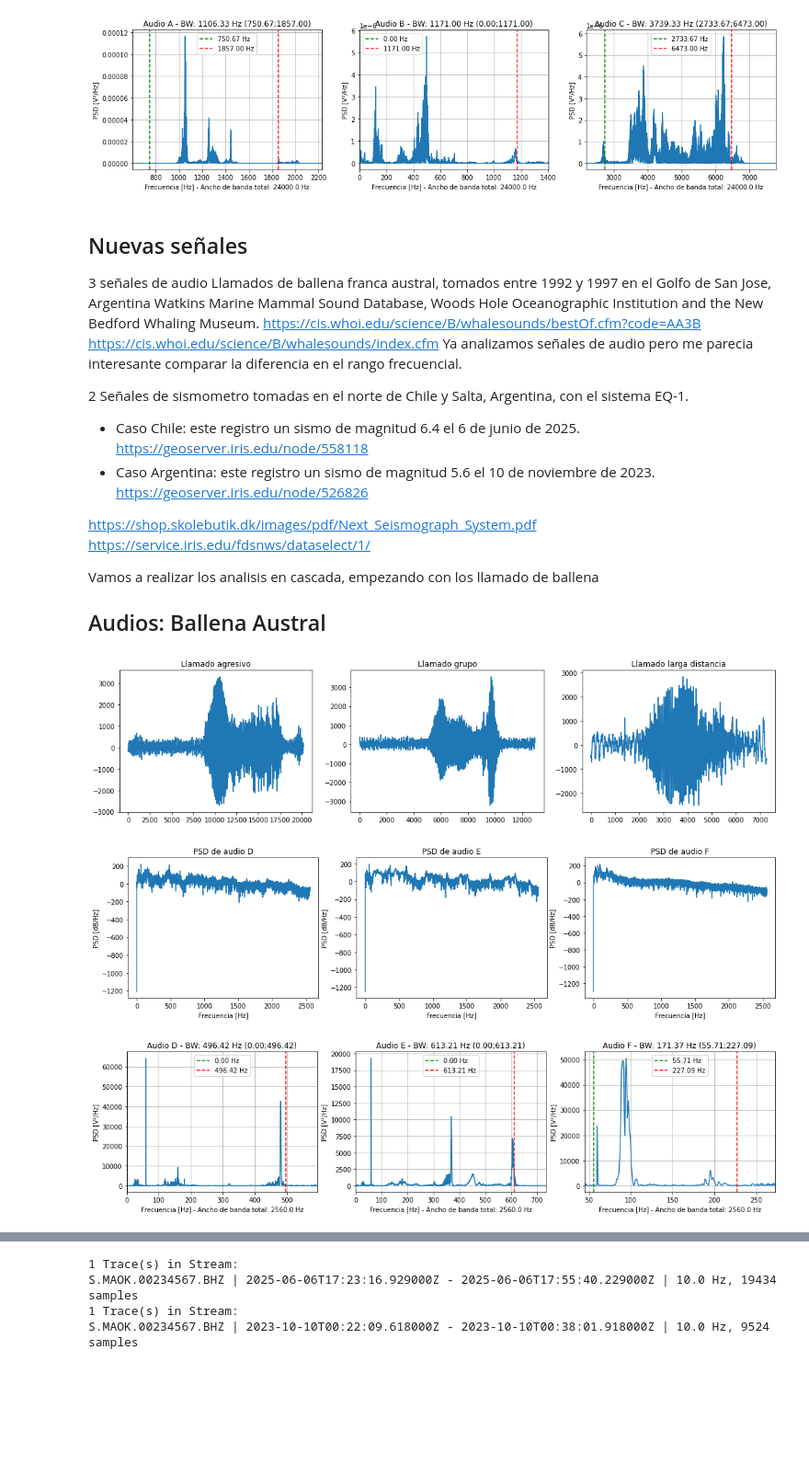
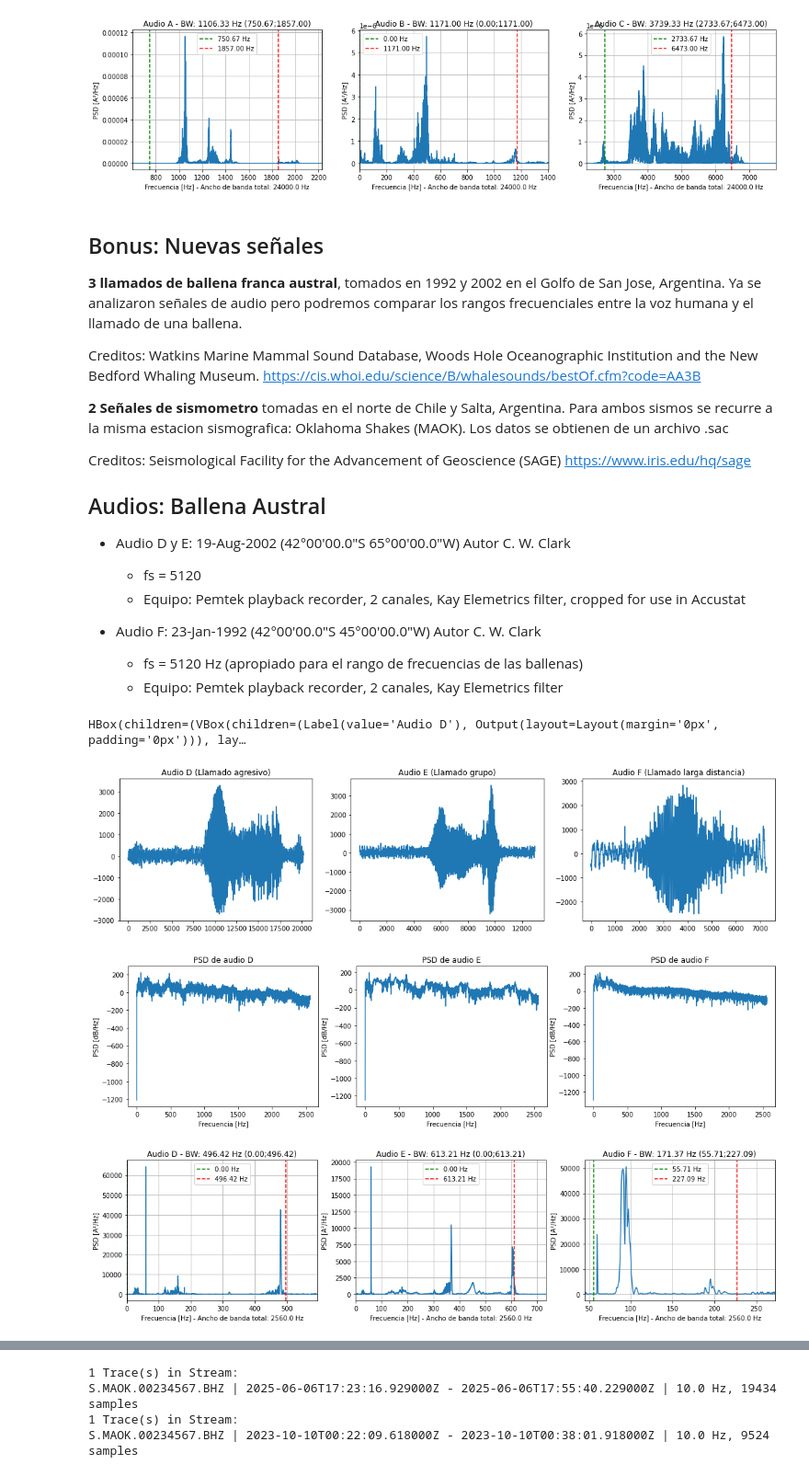
Before and after one commit to mnoe893/PDS_UTNBA_2025, a Jupyter notebook: TS7_estim_ancho_de_banda.ipynb, the cells around one changed output, grey strips where cells are left out. Shown at 92% size. Saved outputs shown, nothing was run; the diff lists cells and outputs as text; code cells hidden in the pictures; blank space fills up the shorter version.

Commit message:
Fin, entrega

```diff
--- a/TS7_estim_ancho_de_banda.ipynb
+++ b/TS7_estim_ancho_de_banda.ipynb
@@ -188,35 +203,34 @@ plt.show()
 # %% [output]
 [figure]
 # %% [markdown]
-## Nuevas señales
+## Bonus: Nuevas señales
 
-3 señales de audio
-Llamados de ballena franca austral, tomados entre 1992 y 1997 en el Golfo de San Jose, Argentina
-Watkins Marine Mammal Sound Database, Woods Hole Oceanographic Institution and the New Bedford Whaling Museum.
+__3 llamados de ballena franca austral__, tomados en 1992 y 2002 en el Golfo de San Jose, Argentina. Ya se analizaron señales de audio pero podremos comparar los rangos frecuenciales entre la voz humana y el llamado de una ballena.
+
+Creditos: Watkins Marine Mammal Sound Database, Woods Hole Oceanographic Institution and the New Bedford Whaling Museum.
 https://cis.whoi.edu/science/B/whalesounds/bestOf.cfm?code=AA3B
-https://cis.whoi.edu/science/B/whalesounds/index.cfm
-Ya analizamos señales de audio pero me parecia interesante comparar la diferencia en el rango frecuencial.
-
-2 Señales de sismometro tomadas en el norte de Chile y Salta, Argentina, con el sistema EQ-1.
-
-- Caso Chile: este registro un sismo de magnitud 6.4 el 6 de junio de 2025.
-https://geoserver.iris.edu/node/558118
-- Caso Argentina: este registro un sismo de magnitud 5.6 el 10 de noviembre de 2023.
-https://geoserver.iris.edu/node/526826
 
 
-https://shop.skolebutik.dk/images/pdf/Next_Seismograph_System.pdf
-https://service.iris.edu/fdsnws/dataselect/1/
+__2 Señales de sismometro__ tomadas en el norte de Chile y Salta, Argentina.
+Para ambos sismos se recurre a la misma estacion sismografica: Oklahoma Shakes (MAOK). Los datos se obtienen de un archivo .sac
 
-
-Vamos a realizar los analisis en cascada, empezando con los llamado de ballena
+Creditos: Seismological Facility for the Advancement of Geoscience (SAGE)
+https://www.iris.edu/hq/sage
 
 ## Audios: Ballena Austral
+
+- Audio D y E: 19-Aug-2002 (42°00'00.0"S 65°00'00.0"W) Autor C. W. Clark
+    - fs = 5120
+    - Equipo: Pemtek playback recorder, 2 canales, Kay Elemetrics filter, cropped for use in Accustat
+
+- Audio F: 23-Jan-1992 (42°00'00.0"S 45°00'00.0"W) Autor C. W. Clark
+    - fs = 5120 Hz (apropiado para el rango de frecuencias de las ballenas)
+    - Equipo: Pemtek playback recorder, 2 canales, Kay Elemetrics filter
 # %%
 # Obtengo datos del archivo .wav
-fs_audio_D, wav_data_D = sio.wavfile.read('signals_ts7/7900200T.wav')
-fs_audio_E, wav_data_E = sio.wavfile.read('signals_ts7/7900200U.wav')
-fs_audio_F, wav_data_F = sio.wavfile.read('signals_ts7/79002007.wav')
+fs_audio_D, wav_data_D = scipy.io.wavfile.read('signals_ts7/7900200T.wav')
+fs_audio_E, wav_data_E = scipy.io.wavfile.read('signals_ts7/7900200U.wav')
+fs_audio_F, wav_data_F = scipy.io.wavfile.read('signals_ts7/79002007.wav')
 
 # Calculo su PSD con periodogram()
 ff_wav_D, psd_wav_D = sig.periodogram(wav_data_D, fs=fs_audio_D); psd_wav_D_dB = 20*np.log(psd_wav_D)
@@ -228,47 +242,53 @@ lim_izq_d,lim_der_d = obtener_bw_pasabanda(psd_wav_D,ff_wav_D,0.90)
 lim_izq_e,lim_der_e = obtener_bw_pasabanda(psd_wav_E,ff_wav_E,0.90)
 lim_izq_f,lim_der_f = obtener_bw_pasabanda(psd_wav_F,ff_wav_F,0.90)
 # %%
+mostrar_audios_en_fila([
+    (wav_data_D, fs_audio_D, "Audio D"),
+    (wav_data_E, fs_audio_E, "Audio E"),
+    (wav_data_F, fs_audio_F, "Audio F"),
+])
 ### GRAFICOS ###
 
 ##  GRAFICO TEMPORAL ##
 plt.figure(figsize=(18, 4))
-plt.subplot(1,3,1); plt.plot(wav_data_D); plt.title("Llamado agresivo")
-plt.subplot(1,3,2); plt.plot(wav_data_E); plt.title("Llamado grupo")
-plt.subplot(1,3,3); plt.plot(wav_data_F); plt.title("Llamado larga distancia")
+plt.subplot(1,3,1); plt.plot(wav_data_D); plt.title("Audio D (Llamado agresivo)")
+plt.subplot(1,3,2); plt.plot(wav_data_E); plt.title("Audio E (Llamado grupo)")
+plt.subplot(1,3,3); plt.plot(wav_data_F); plt.title("Audio F (Llamado larga distancia)")
 plt.show()
 
 ## DENSIDAD ESPECTRAL DE POTENCIA ##
 plt.figure(figsize=(18, 4))
 plt.subplot(1,3,1); plt.plot(ff_wav_D, psd_wav_D_dB)
 plt.title("PSD de audio D"); plt.xlabel("Frecuencia [Hz]"); plt.ylabel("PSD [dB/Hz]")
 plt.subplot(1,3,2); plt.plot(ff_wav_E, psd_wav_E_dB)
 plt.title("PSD de audio E"); plt.xlabel("Frecuencia [Hz]"); plt.ylabel("PSD [dB/Hz]")
 plt.subplot(1,3,3); plt.plot(ff_wav_F, psd_wav_F_dB)
 plt.title("PSD de audio F"); plt.xlabel("Frecuencia [Hz]"); plt.ylabel("PSD [dB/Hz]")
 plt.show()
 
 ## ESTIMACION ANCHO DE BANDA ##
 plt.figure(figsize=(18, 4))
 plt.subplot(1,3,1); plt.plot(ff_wav_D, psd_wav_D); plt.xlim(lim_izq_d*0.8, lim_der_d*1.2)
 plt.axvline(x=lim_izq_d, color='green', linestyle='--', label=f'{lim_izq_d:.2f} Hz')
 plt.axvline(x=lim_der_d, color='red', linestyle='--', label=f'{lim_der_d:.2f} Hz')
 plt.title(f"Audio D - BW: {lim_der_d-lim_izq_d:.2f} Hz ({lim_izq_d:.2f};{lim_der_d:.2f})")
-plt.xlabel(f"Frecuencia [Hz] - Ancho de banda total: {np.round(ff_wav_D[-1])} Hz"); plt.ylabel("PSD [V²/Hz]"); plt.grid(True); plt.legend()
+plt.xlabel(f"Frecuencia [Hz] - Ancho de banda total: {np.round(ff_wav_D[-1])} Hz"); plt.ylabel("PSD [A²/Hz]"); plt.grid(True); plt.legend()
 
 plt.subplot(1,3,2); plt.plot(ff_wav_E, psd_wav_E); plt.xlim(lim_izq_e*0.8, lim_der_e*1.2)
 plt.axvline(x=lim_izq_e, color='green', linestyle='--', label=f'{lim_izq_e:.2f} Hz')
 plt.axvline(x=lim_der_e, color='red', linestyle='--', label=f'{lim_der_e:.2f} Hz')
 plt.title(f"Audio E - BW: {lim_der_e-lim_izq_e:.2f} Hz ({lim_izq_e:.2f};{lim_der_e:.2f})")
-plt.xlabel(f"Frecuencia [Hz] - Ancho de banda total: {np.round(ff_wav_E[-1])} Hz"); plt.ylabel("PSD [V²/Hz]"); plt.grid(True); plt.legend()
+plt.xlabel(f"Frecuencia [Hz] - Ancho de banda total: {np.round(ff_wav_E[-1])} Hz"); plt.ylabel("PSD [A²/Hz]"); plt.grid(True); plt.legend()
 
 plt.subplot(1,3,3); plt.plot(ff_wav_F, psd_wav_F); plt.xlim(lim_izq_f*0.8, lim_der_f*1.2)
 plt.axvline(x=lim_izq_f, color='green', linestyle='--', label=f'{lim_izq_f:.2f} Hz')
 plt.axvline(x=lim_der_f, color='red', linestyle='--', label=f'{lim_der_f:.2f} Hz')
 plt.title(f"Audio F - BW: {lim_der_f-lim_izq_f:.2f} Hz ({lim_izq_f:.2f};{lim_der_f:.2f})")
-plt.xlabel(f"Frecuencia [Hz] - Ancho de banda total: {np.round(ff_wav_F[-1])} Hz"); plt.ylabel("PSD [V²/Hz]"); plt.grid(True); plt.legend()
+plt.xlabel(f"Frecuencia [Hz] - Ancho de banda total: {np.round(ff_wav_F[-1])} Hz"); plt.ylabel("PSD [A²/Hz]"); plt.grid(True); plt.legend()
 plt.show()
 # %% [output]
+HBox(children=(VBox(children=(Label(value='Audio D'), Output(layout=Layout(margin='0px', padding='0px'))), lay…
-[figure, old version]
+[figure, new version]
 [figure]
 [figure]
 # %% [markdown]
```
Also changed, not shown: parts of 15 cells of this notebook.
